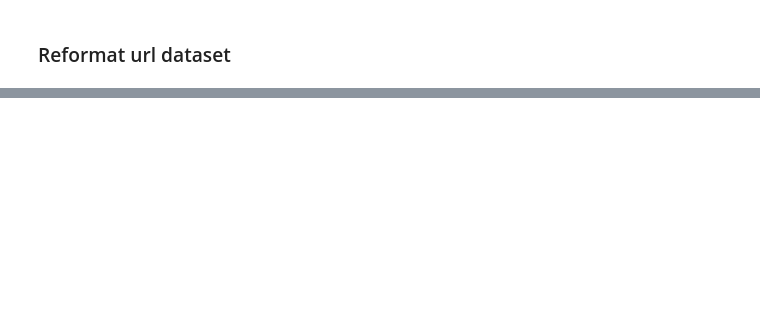
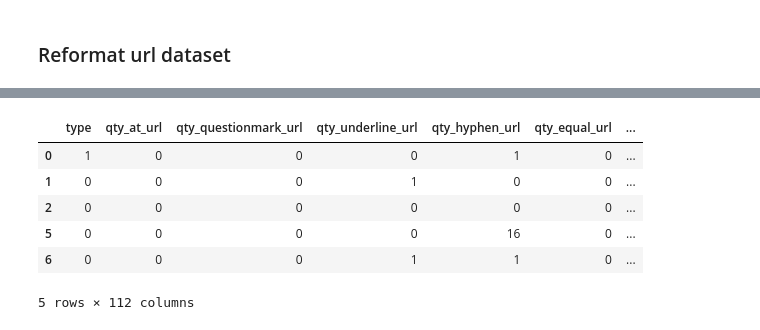
Before and after one commit to Oliverzhang0314/dsa4263-fraud-detection, a Jupyter notebook: notebooks/new_dataset.ipynb, the cells around one changed output, grey strips where cells are left out. Saved outputs shown, nothing was run; the diff lists cells and outputs as text; code cells hidden in the pictures; blank space fills up the shorter version.

```diff
--- a/notebooks/new_dataset.ipynb
+++ b/notebooks/new_dataset.ipynb
@@ -230,0 +258,10 @@ missing_columns[5]
+# %%
+df_final.head()
+# %% [output]
+|  | type | qty_at_url | qty_questionmark_url | qty_underline_url | qty_hyphen_url | qty_equal_url | ... |
+| 0 | 1 | 0 | 0 | 0 | 1 | 0 | ... |
+| 1 | 0 | 0 | 0 | 1 | 0 | 0 | ... |
+| 2 | 0 | 0 | 0 | 0 | 0 | 0 | ... |
+| 5 | 0 | 0 | 0 | 0 | 16 | 0 | ... |
+| 6 | 0 | 0 | 0 | 1 | 1 | 0 | ... |
+5 rows × 112 columns
```
Also changed, not shown: parts of 26 cells of this notebook.
